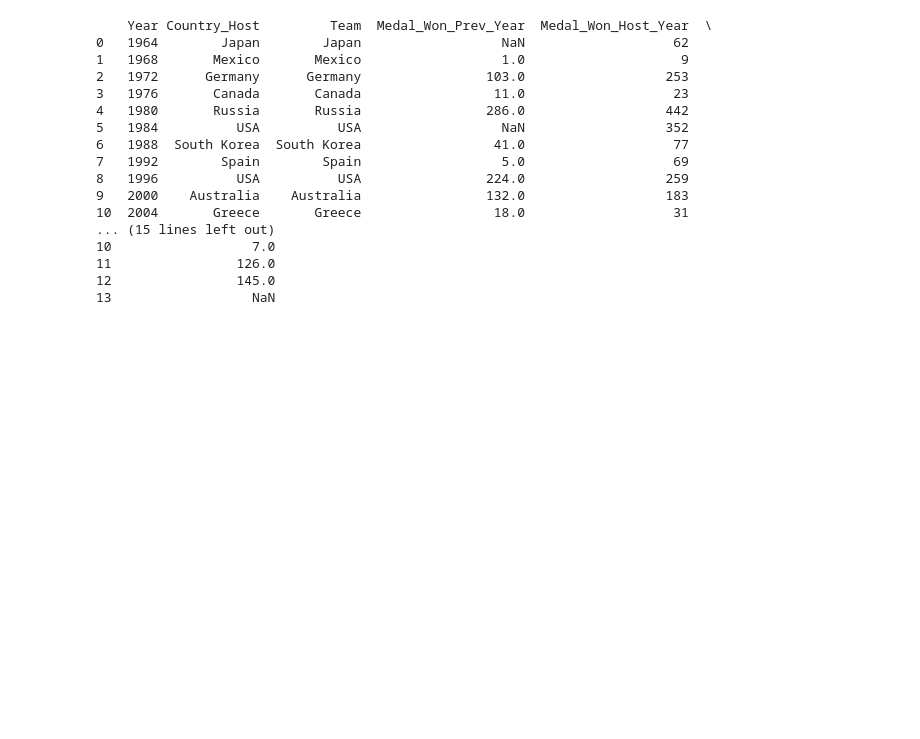
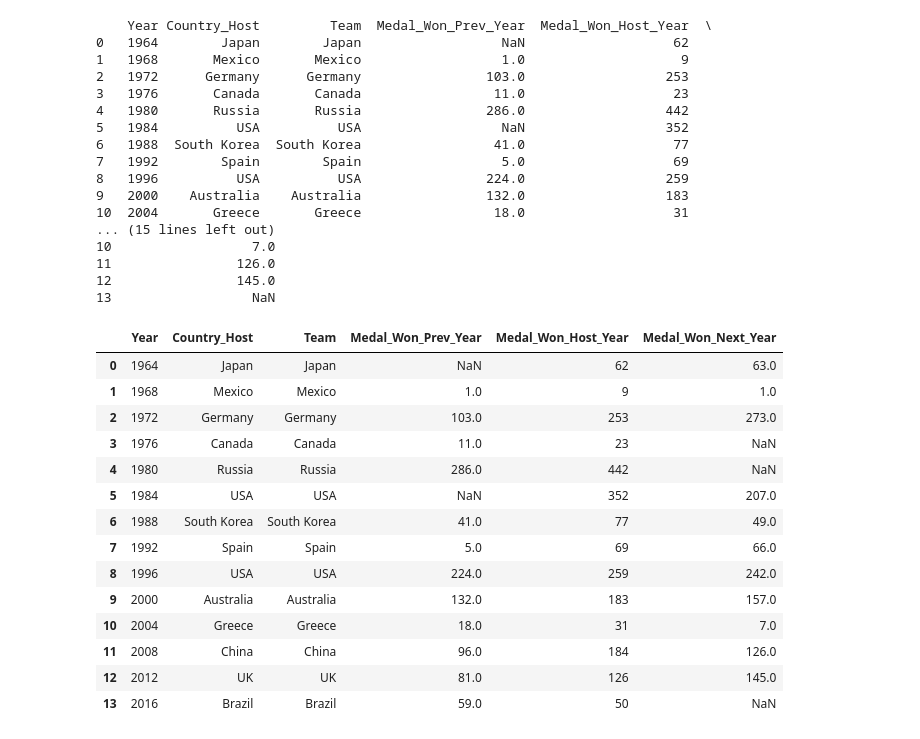
Before and after one commit to ColmRy/UCDPAColmRyan, a Jupyter notebook: Test.ipynb, the cells around one changed output. Saved outputs shown, nothing was run; the diff lists cells and outputs as text; code cells hidden in the pictures; blank space fills up the shorter version.

```diff
--- a/Test.ipynb
+++ b/Test.ipynb
@@ -523,3 +523,24 @@ print(year_host_team_medal)
 11                126.0
 12                145.0
 13                  NaN
+# %%
+# column re-ordering
+year_host_team_medal = year_host_team_medal.loc[:, ['Year', 'Country_Host', 'Team', 'Medal_Won_Prev_Year', 'Medal_Won_Host_Year', 'Medal_Won_Next_Year']]
+# %%
+year_host_team_medal
+# %% [output]
+|  | Year | Country_Host | Team | Medal_Won_Prev_Year | Medal_Won_Host_Year | Medal_Won_Next_Year |
+| 0 | 1964 | Japan | Japan | NaN | 62 | 63.0 |
+| 1 | 1968 | Mexico | Mexico | 1.0 | 9 | 1.0 |
+| 2 | 1972 | Germany | Germany | 103.0 | 253 | 273.0 |
+| 3 | 1976 | Canada | Canada | 11.0 | 23 | NaN |
+| 4 | 1980 | Russia | Russia | 286.0 | 442 | NaN |
+| 5 | 1984 | USA | USA | NaN | 352 | 207.0 |
+| 6 | 1988 | South Korea | South Korea | 41.0 | 77 | 49.0 |
+| 7 | 1992 | Spain | Spain | 5.0 | 69 | 66.0 |
+| 8 | 1996 | USA | USA | 224.0 | 259 | 242.0 |
+| 9 | 2000 | Australia | Australia | 132.0 | 183 | 157.0 |
+| 10 | 2004 | Greece | Greece | 18.0 | 31 | 7.0 |
+| 11 | 2008 | China | China | 96.0 | 184 | 126.0 |
+| 12 | 2012 | UK | UK | 81.0 | 126 | 145.0 |
+| 13 | 2016 | Brazil | Brazil | 59.0 | 50 | NaN |
```
Also changed, not shown: parts of 14 cells of this notebook.
